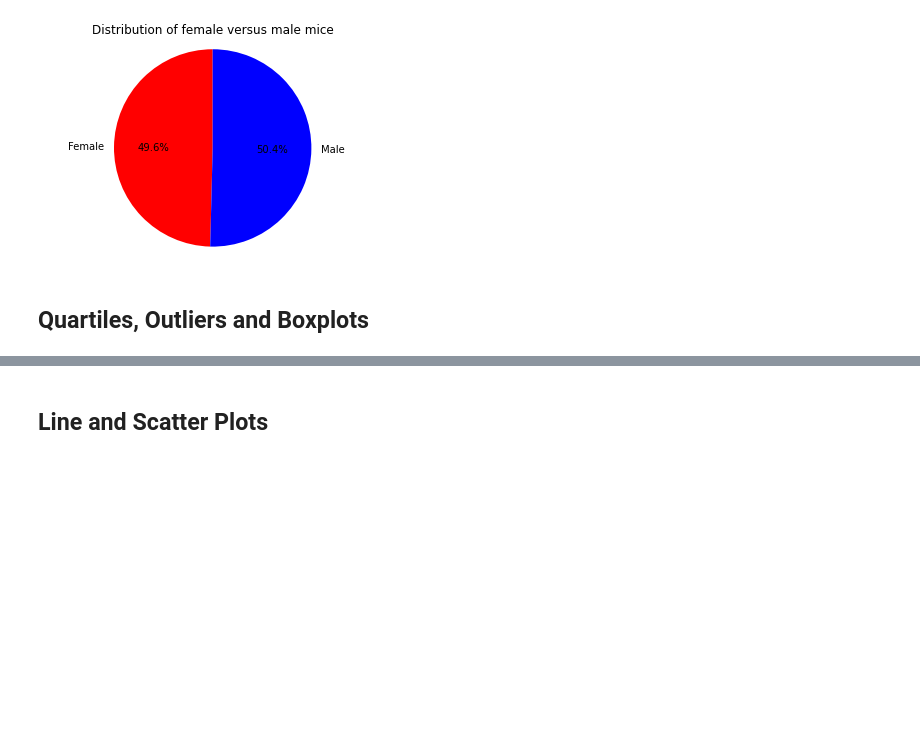
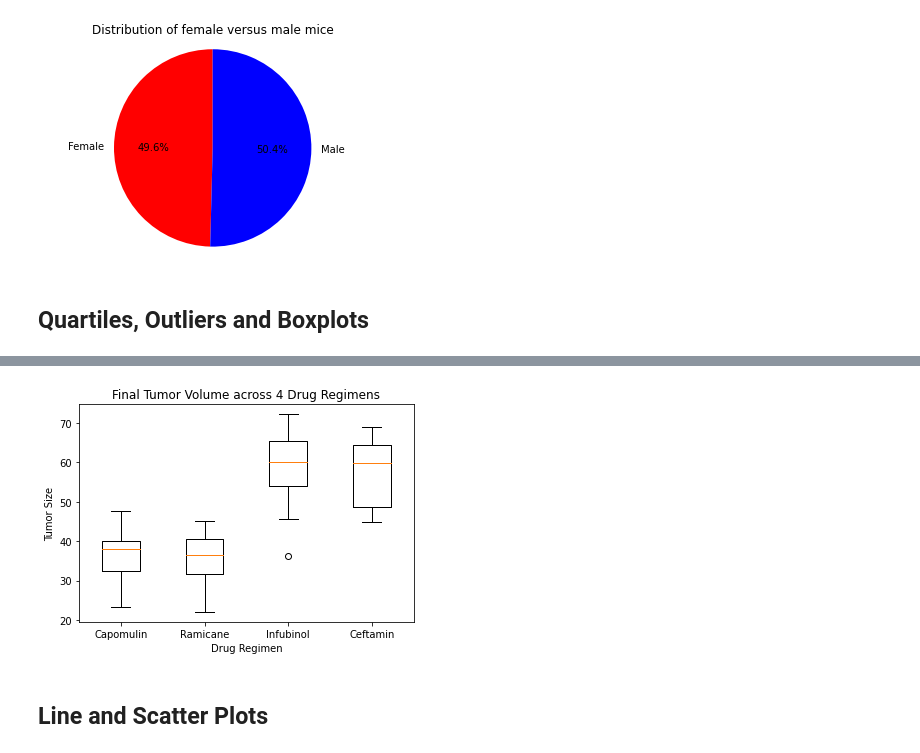
Before and after one commit to jonmount/Matplotlib-Challenge, a Jupyter notebook: Pymaceuticals/pymaceuticals.ipynb, the cells around one changed output, grey strips where cells are left out. Drawn from its saved outputs; the diff is of its cells as text; code cells hidden in the pictures; blank space fills up the shorter version.

Commit message:
Quartiles, Outliers and Boxplots

```diff
--- a/Pymaceuticals/pymaceuticals.ipynb
+++ b/Pymaceuticals/pymaceuticals.ipynb
@@ -256,16 +285,42 @@ Text(0.5, 1.0, 'Distribution of female versus male mice')
 # Put treatments into a list for for loop (and later for plot labels)
 
 
+drug_reg = ["Capomulin", "Ramicane", "Infubinol", "Ceftamin"]
+
+
+
 # Create empty list to fill with tumor vol data (for plotting)
+
+tumor_data = []
 
 
 # Calculate the IQR and quantitatively determine if there are any potential outliers.
 
+for drug in drug_reg:
 
     # Locate the rows which contain mice on each drug and get the tumor volumes
 
+    drug_vol = mouse_study_merged.loc[mouse_study_merged['Drug Regimen'] == drug]
 
     # add subset
 
+    tumor_data.append(drug_vol["Tumor Volume (mm3)"])
+
+
 
     # Determine outliers using upper and lower bounds
+
+    quartiles = drug_vol['Tumor Volume (mm3)'].quantile([.25,.5,.75])
+    lowerq = quartiles[0.25]
+    upperq = quartiles[0.75]
+    iqr = upperq-lowerq
+
+    print(f"The lower quartile of occupancy is: {lowerq}")
+    print(f"The upper quartile of occupancy is: {upperq}")
+    print(f"The interquartile range of occupancy is: {iqr}")
+    print(f"The median of occupancy is: {quartiles[0.5]} ")
+
+    lower_bound = lowerq - (1.5*iqr)
+    upper_bound = upperq + (1.5*iqr)
+    print(f"Values below {lower_bound} could be outliers.")
+    print(f"Values above {upper_bound} could be outliers.")
@@ -272,5 +362,16 @@ Text(0.5, 1.0, 'Distribution of female versus male mice')
 # %%
 # Generate a box plot of the final tumor volume of each mouse across four regimens of interest
+
+plt.boxplot(tumor_data, labels=drug_reg)
+
+plt.title("Final Tumor Volume across 4 Drug Regimens")
+
+plt.xlabel("Drug Regimen")
+plt.ylabel("Tumor Size")
+
+plt.show()
+# %% [output]
+[figure, added]
 # %% [markdown]
 ## Line and Scatter Plots
 # %%
```
Also changed, not shown: parts of 2 cells of this notebook.
